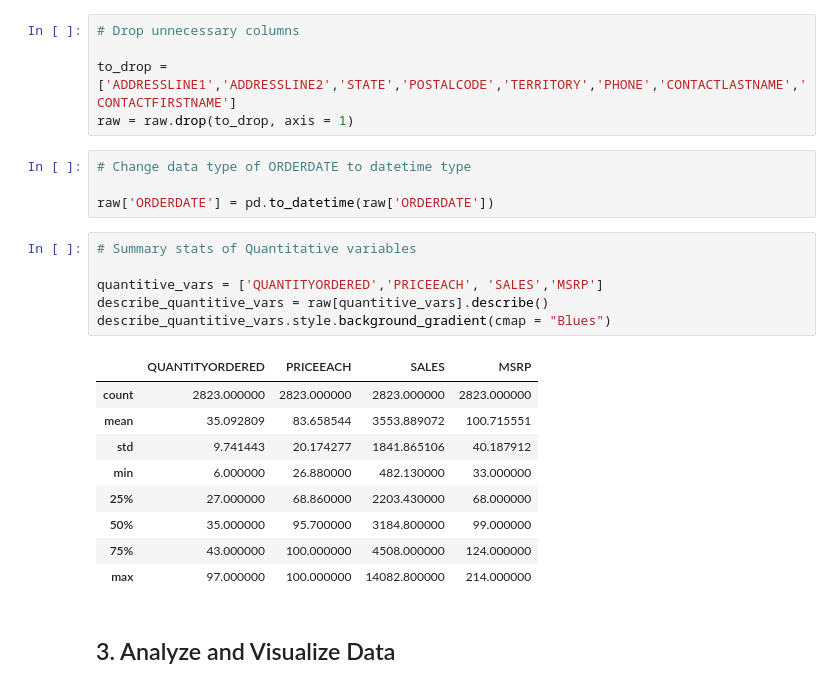
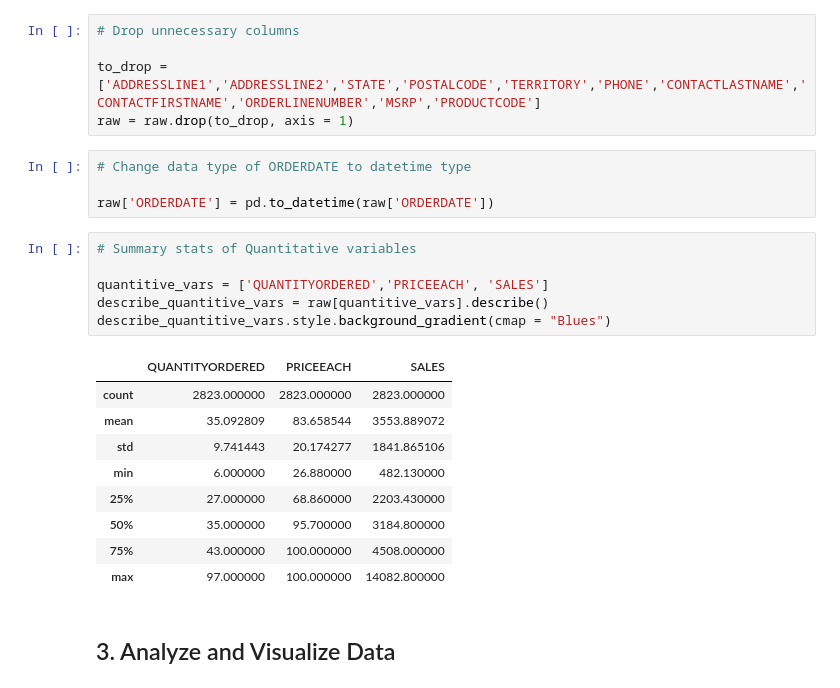
Before and after one commit to nh-adorie/learning_python, a Jupyter notebook: data/vehicles.ipynb, the cells around one changed output. Saved outputs shown, nothing was run; the diff lists cells and outputs as text.

```diff
--- a/data/vehicles.ipynb
+++ b/data/vehicles.ipynb
@@ -29,7 +31,7 @@ raw = pd.read_csv(
 # %%
 # Drop unnecessary columns
 
-to_drop = ['ADDRESSLINE1','ADDRESSLINE2','STATE','POSTALCODE','TERRITORY','PHONE','CONTACTLASTNAME','CONTACTFIRSTNAME']
+to_drop = ['ADDRESSLINE1','ADDRESSLINE2','STATE','POSTALCODE','TERRITORY','PHONE','CONTACTLASTNAME','CONTACTFIRSTNAME','ORDERLINENUMBER','MSRP','PRODUCTCODE']
 raw = raw.drop(to_drop, axis = 1)
 # %%
 # Change data type of ORDERDATE to datetime type
@@ -38,19 +40,19 @@ raw['ORDERDATE'] = pd.to_datetime(raw['ORDERDATE'])
 # %%
 # Summary stats of Quantitative variables
 
-quantitive_vars = ['QUANTITYORDERED','PRICEEACH', 'SALES','MSRP']
+quantitive_vars = ['QUANTITYORDERED','PRICEEACH', 'SALES']
 describe_quantitive_vars = raw[quantitive_vars].describe()
 describe_quantitive_vars.style.background_gradient(cmap = "Blues")
 # %% [output]
-|  | QUANTITYORDERED | PRICEEACH | SALES | MSRP |
-| count | 2823.000000 | 2823.000000 | 2823.000000 | 2823.000000 |
-| mean | 35.092809 | 83.658544 | 3553.889072 | 100.715551 |
-| std | 9.741443 | 20.174277 | 1841.865106 | 40.187912 |
-| min | 6.000000 | 26.880000 | 482.130000 | 33.000000 |
-| 25% | 27.000000 | 68.860000 | 2203.430000 | 68.000000 |
-| 50% | 35.000000 | 95.700000 | 3184.800000 | 99.000000 |
-| 75% | 43.000000 | 100.000000 | 4508.000000 | 124.000000 |
-| max | 97.000000 | 100.000000 | 14082.800000 | 214.000000 |
+|  | QUANTITYORDERED | PRICEEACH | SALES |
+| count | 2823.000000 | 2823.000000 | 2823.000000 |
+| mean | 35.092809 | 83.658544 | 3553.889072 |
+| std | 9.741443 | 20.174277 | 1841.865106 |
+| min | 6.000000 | 26.880000 | 482.130000 |
+| 25% | 27.000000 | 68.860000 | 2203.430000 |
+| 50% | 35.000000 | 95.700000 | 3184.800000 |
+| 75% | 43.000000 | 100.000000 | 4508.000000 |
+| max | 97.000000 | 100.000000 | 14082.800000 |
 # %% [markdown]
 ## 3. Analyze and Visualize Data
 # %% [markdown]
```
Also changed, not shown: parts of 9 cells of this notebook.
